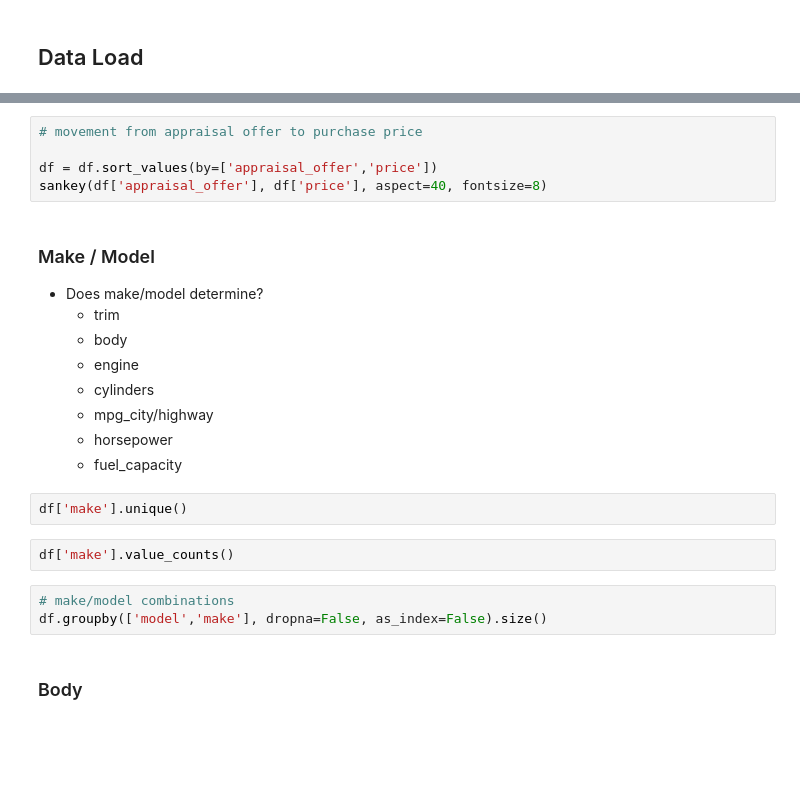
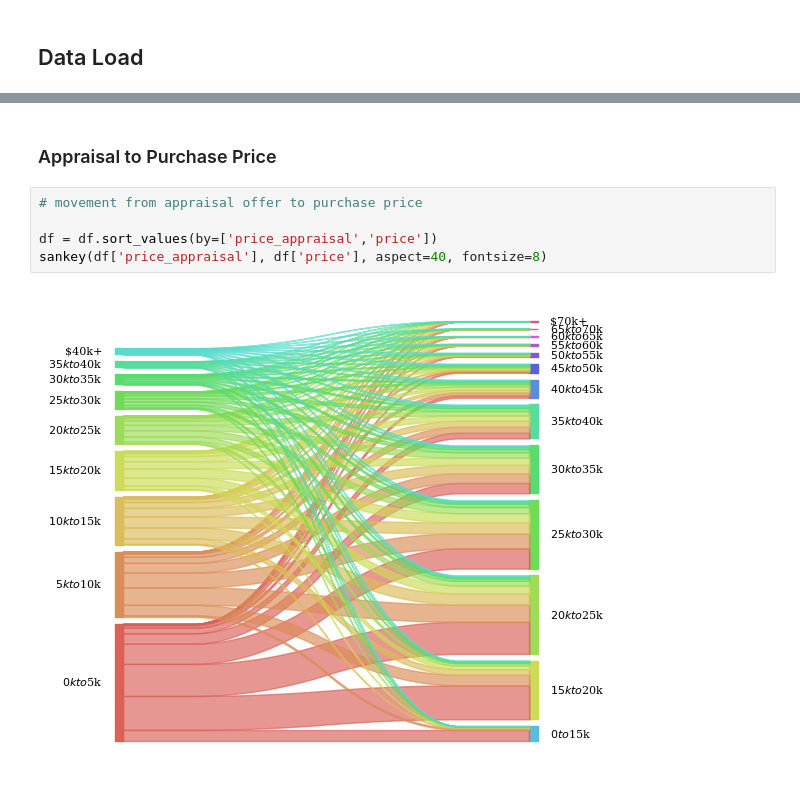
Before and after one commit to sheacon/carmax_showcase, a Jupyter notebook: 1_eda_carmax.ipynb, the cells around one changed output, grey strips where cells are left out. Cells and saved outputs as stored; diff of their text form; blank space fills up the shorter version.

```diff
--- a/1_eda_carmax.ipynb
+++ b/1_eda_carmax.ipynb
@@ -59,24 +165,9 @@ ax = price.plot.bar()
+# %% [markdown]
+### Appraisal to Purchase Price
 # %%
 # movement from appraisal offer to purchase price
 
-df = df.sort_values(by=['appraisal_offer','price'])
-sankey(df['appraisal_offer'], df['price'], aspect=40, fontsize=8)
+df = df.sort_values(by=['price_appraisal','price'])
+sankey(df['price_appraisal'], df['price'], aspect=40, fontsize=8)
+# %% [output]
+[figure, added]
-# %% [markdown]
-### Make / Model
-- Does make/model determine?
-    - trim
-    - body
-    - engine
-    - cylinders
-    - mpg_city/highway
-    - horsepower
-    - fuel_capacity
-# %%
-df['make'].unique()
-# %%
-df['make'].value_counts()
-# %%
-# make/model combinations
-df.groupby(['model','make'], dropna=False, as_index=False).size()
-# %% [markdown]
-### Body
```
Also changed, not shown: parts of 15 cells of this notebook.
